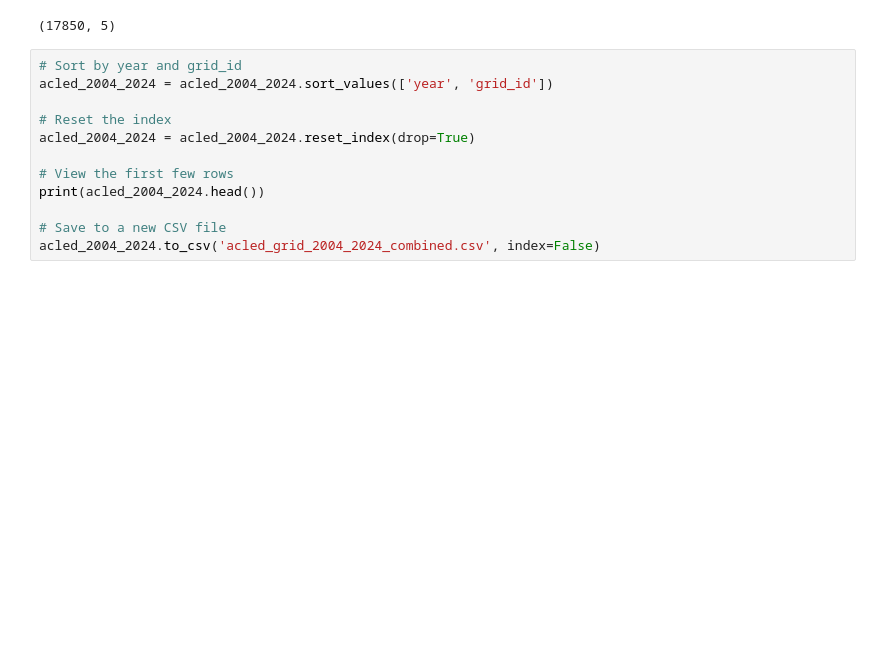
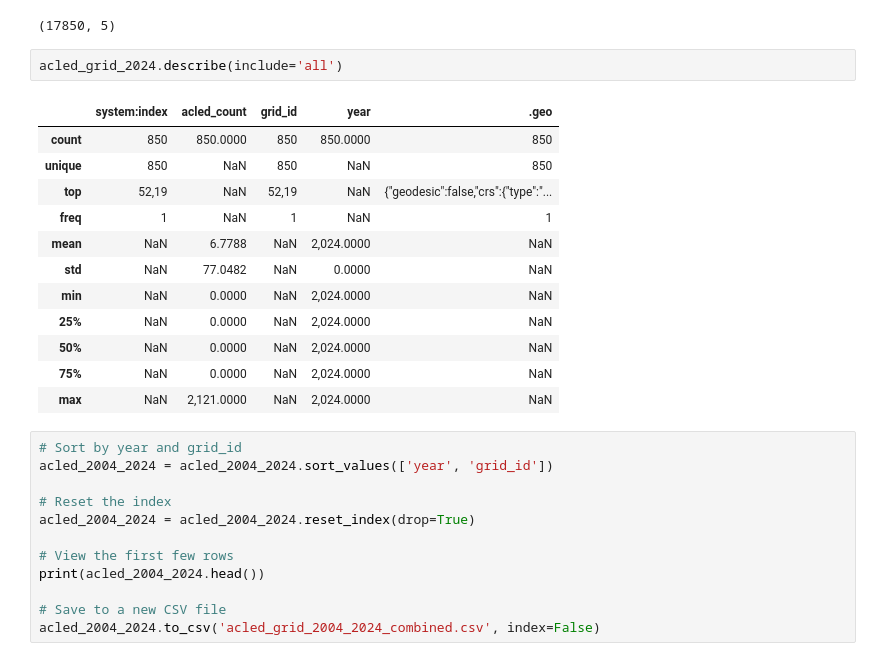
Before and after one commit to sameera006/Final_Dissertation, a Jupyter notebook: ACLED_Sudan.ipynb, the cells around one changed output. Drawn from its saved outputs; the diff is of its cells as text; blank space fills up the shorter version.

```diff
--- a/ACLED_Sudan.ipynb
+++ b/ACLED_Sudan.ipynb
@@ -493,6 +527,21 @@ acled_2004_2024 = pd.concat([acled_grid_2004, acled_grid_2005, acled_grid_2006,
 acled_2004_2024.shape
 # %% [output]
 (17850, 5)
+# %%
+acled_grid_2024.describe(include='all')
+# %% [output]
+|  | system:index | acled_count | grid_id | year | .geo |
+| count | 850 | 850.0000 | 850 | 850.0000 | 850 |
+| unique | 850 | NaN | 850 | NaN | 850 |
+| top | 52,19 | NaN | 52,19 | NaN | {"geodesic":false,"crs":{"type":"... |
+| freq | 1 | NaN | 1 | NaN | 1 |
+| mean | NaN | 6.7788 | NaN | 2,024.0000 | NaN |
+| std | NaN | 77.0482 | NaN | 0.0000 | NaN |
+| min | NaN | 0.0000 | NaN | 2,024.0000 | NaN |
+| 25% | NaN | 0.0000 | NaN | 2,024.0000 | NaN |
+| 50% | NaN | 0.0000 | NaN | 2,024.0000 | NaN |
+| 75% | NaN | 0.0000 | NaN | 2,024.0000 | NaN |
+| max | NaN | 2,121.0000 | NaN | 2,024.0000 | NaN |
 # %%
 # Sort by year and grid_id
 acled_2004_2024 = acled_2004_2024.sort_values(['year', 'grid_id'])
```
Also changed, not shown: parts of 26 cells of this notebook, 31 other files.
